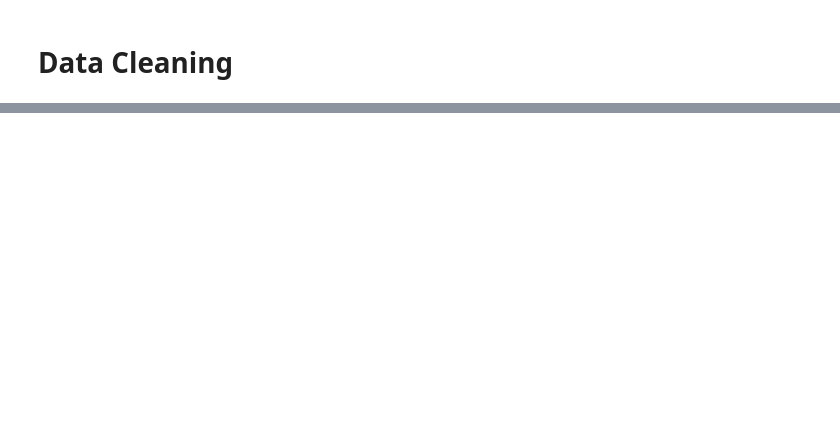
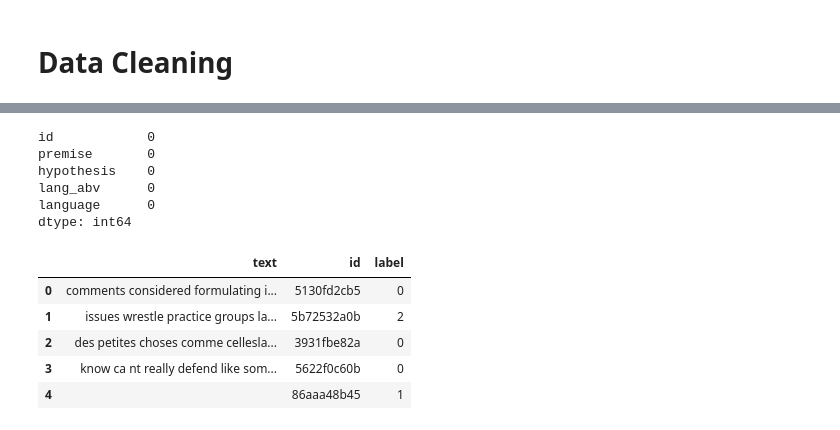
Before and after one commit to jtvkw2/Watson-Text-Analysis, a Jupyter notebook: Watson Text analysis.ipynb, the cells around one changed output, grey strips where cells are left out. Cells and saved outputs as stored; diff of their text form; code cells hidden in the pictures; blank space fills up the shorter version.

```diff
--- a/Watson Text analysis.ipynb
+++ b/Watson Text analysis.ipynb
@@ -40,0 +69,9 @@ FileNotFoundError: [Errno 2] No such file or directory: 'kaggle/input/contradict
+# %%
+test.isna().sum()
+# %% [output]
+id            0
+premise       0
+hypothesis    0
+lang_abv      0
+language      0
+dtype: int64
@@ -40,0 +145,12 @@ FileNotFoundError: [Errno 2] No such file or directory: 'kaggle/input/contradict
+# %%
+final_train = DataFrame(new_train,columns=['text'])
+final_train['id'] = train['id']
+final_train['label'] = train['label']
+final_train.head()
+# %% [output]
+|  | text | id | label |
+| 0 | comments considered formulating i... | 5130fd2cb5 | 0 |
+| 1 | issues wrestle practice groups la... | 5b72532a0b | 2 |
+| 2 | des petites choses comme cellesla... | 3931fbe82a | 0 |
+| 3 | know ca nt really defend like som... | 5622f0c60b | 0 |
+| 4 |  | 86aaa48b45 | 1 |
```
Also changed, not shown: parts of 14 cells of this notebook.
